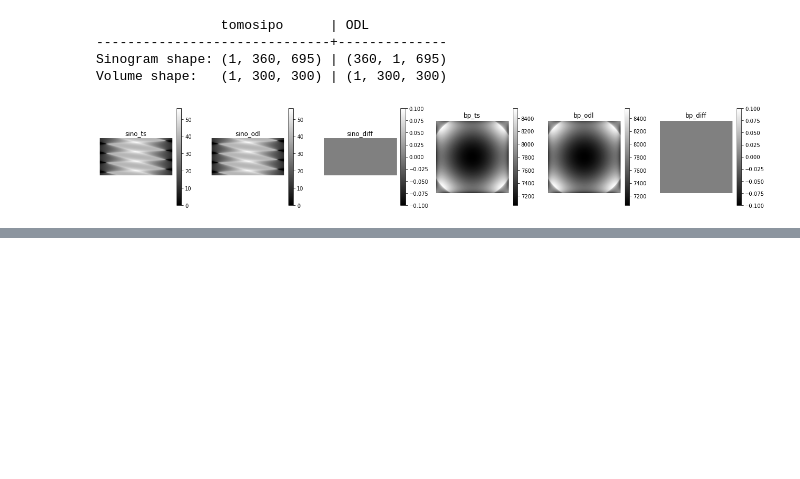
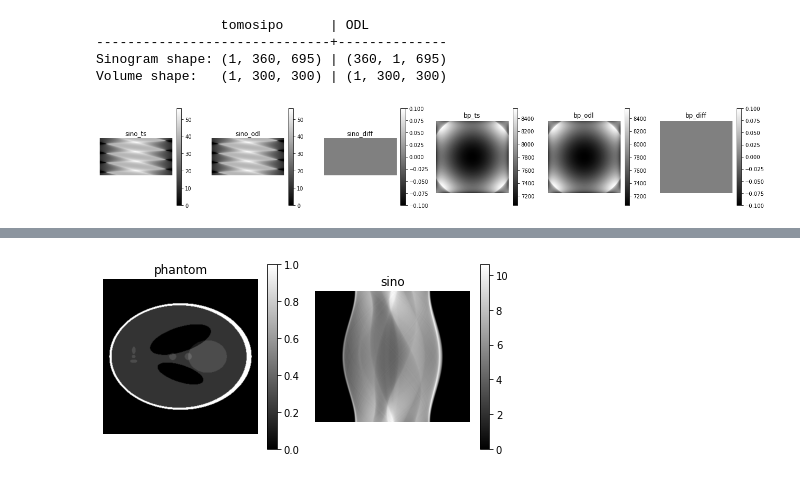
Before and after one commit to ahendriksen/tomosipo, a Jupyter notebook: notebooks/odl.ipynb, the cells around one changed output, grey strips where cells are left out. Cells and saved outputs as stored; diff of their text form; code cells hidden in the pictures; blank space fills up the shorter version.

```diff
--- a/notebooks/odl.ipynb
+++ b/notebooks/odl.ipynb
@@ -111,0 +120,21 @@ Volume shape:   (1, 300, 300) | (1, 300, 300)
+# %%
+# Create 2D reconstruction space
+reco_space = odl.uniform_discr(
+    min_pt=[-20, -20],
+    max_pt=[20, 20],
+    shape=[300, 300],
+    dtype='float32'
+)
+
+# Create 2D parallel beam geometry from reconstruction space:
+geometry = odl.tomo.parallel_beam_geometry(reco_space, 360)
+# Create 2D projection operator
+ray_trafo = odl.tomo.RayTransform(reco_space, geometry, impl='astra_cuda')
+
+# Forward project a shepp-logan phantom.
+phantom = odl.phantom.shepp_logan(reco_space, modified=True)
+proj_data = ray_trafo(phantom)
+
+plot_imgs(phantom=phantom.data, sino=proj_data.data)
+# %% [output]
+[figure, added]
```
Also changed, not shown: parts of 11 cells of this notebook.
